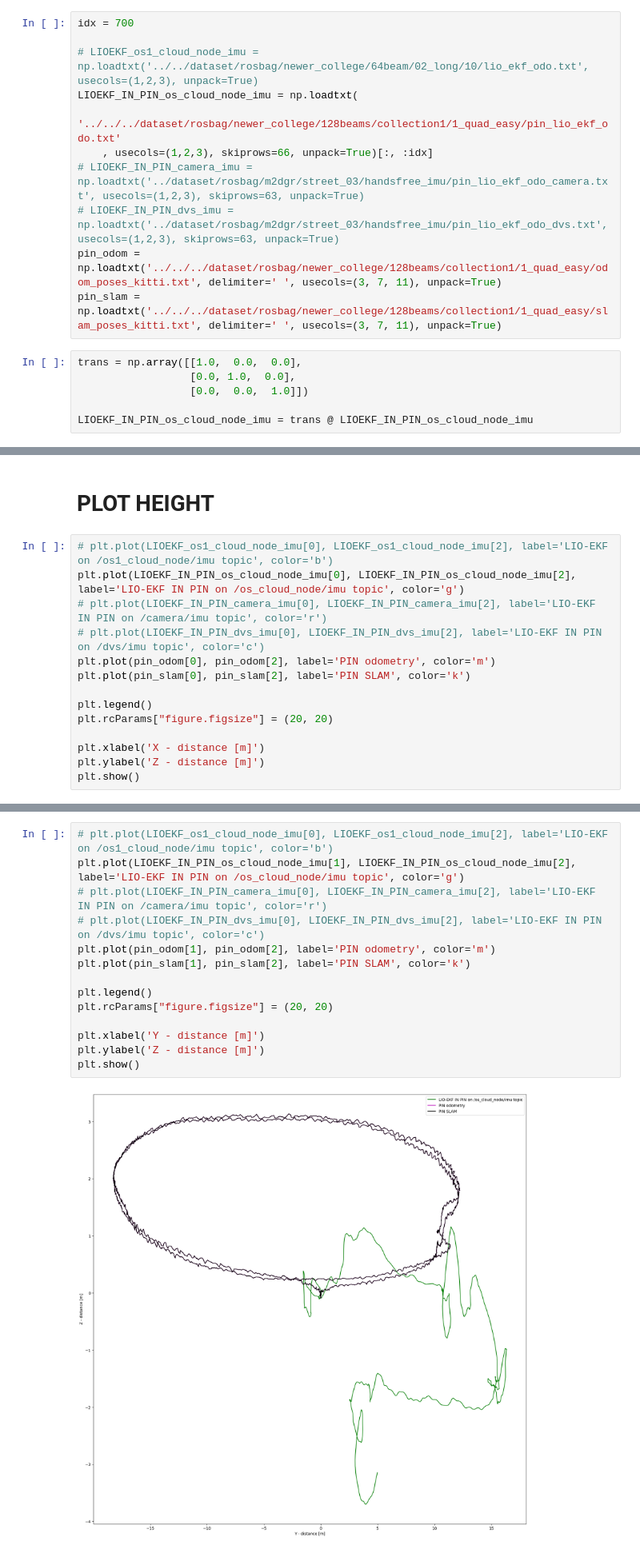
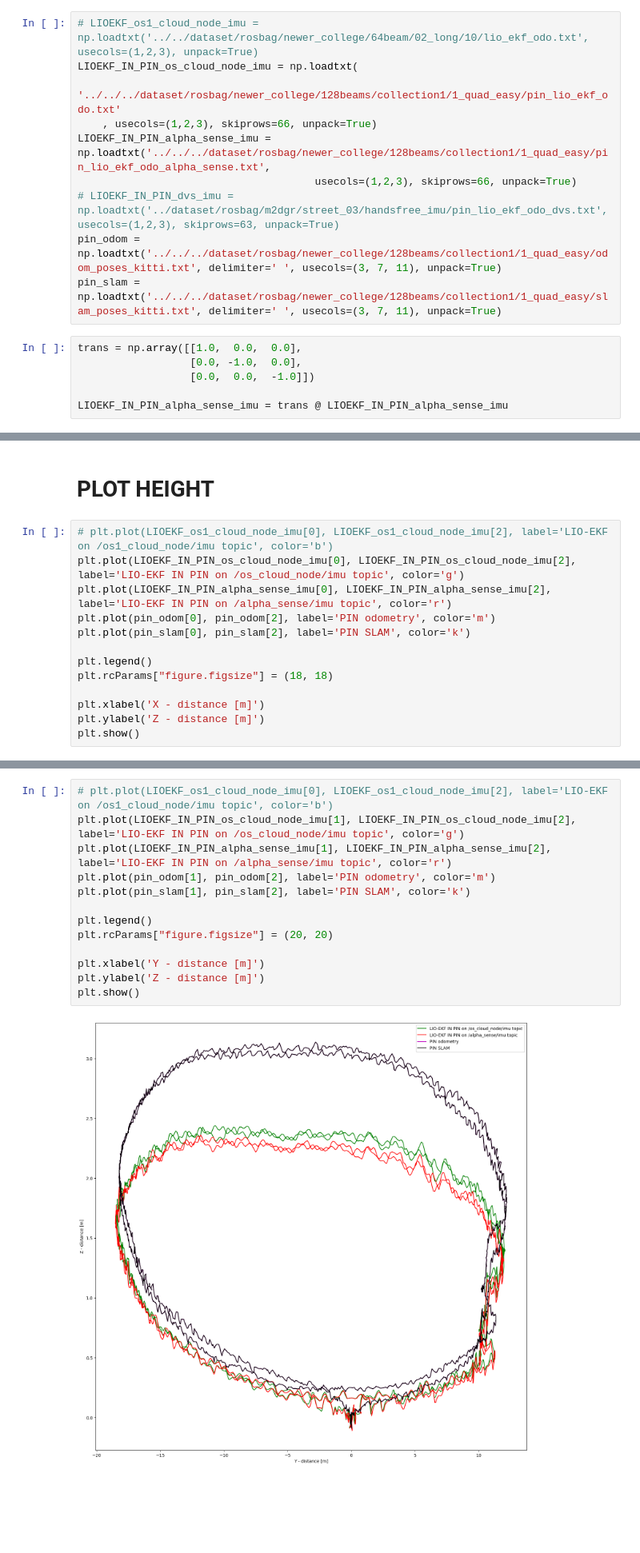
Before and after one commit to ohmohmpr/PINI, a Jupyter notebook: ohm/plot_path/newer_college_128beams/collection1/1_quad_easy.ipynb, the cells around one changed output, grey strips where cells are left out. Shown at 80% size. Cells and saved outputs as stored; diff of their text form; blank space fills up the shorter version.

```diff
--- a/ohm/plot_path/newer_college_128beams/collection1/1_quad_easy.ipynb
+++ b/ohm/plot_path/newer_college_128beams/collection1/1_quad_easy.ipynb
@@ -2,22 +2,21 @@
 import matplotlib.pyplot as plt
 import numpy as np
 # %%
-idx = 700
-
 # LIOEKF_os1_cloud_node_imu = np.loadtxt('../../dataset/rosbag/newer_college/64beam/02_long/10/lio_ekf_odo.txt', usecols=(1,2,3), unpack=True)
 LIOEKF_IN_PIN_os_cloud_node_imu = np.loadtxt(
     '../../../dataset/rosbag/newer_college/128beams/collection1/1_quad_easy/pin_lio_ekf_odo.txt'
-    , usecols=(1,2,3), skiprows=66, unpack=True)[:, :idx]
-# LIOEKF_IN_PIN_camera_imu = np.loadtxt('../dataset/rosbag/m2dgr/street_03/handsfree_imu/pin_lio_ekf_odo_camera.txt', usecols=(1,2,3), skiprows=63, unpack=True)
+    , usecols=(1,2,3), skiprows=66, unpack=True)
+LIOEKF_IN_PIN_alpha_sense_imu = np.loadtxt('../../../dataset/rosbag/newer_college/128beams/collection1/1_quad_easy/pin_lio_ekf_odo_alpha_sense.txt',
+                                      usecols=(1,2,3), skiprows=66, unpack=True)
 # LIOEKF_IN_PIN_dvs_imu = np.loadtxt('../dataset/rosbag/m2dgr/street_03/handsfree_imu/pin_lio_ekf_odo_dvs.txt', usecols=(1,2,3), skiprows=63, unpack=True)
 pin_odom = np.loadtxt('../../../dataset/rosbag/newer_college/128beams/collection1/1_quad_easy/odom_poses_kitti.txt', delimiter=' ', usecols=(3, 7, 11), unpack=True)
 pin_slam = np.loadtxt('../../../dataset/rosbag/newer_college/128beams/collection1/1_quad_easy/slam_poses_kitti.txt', delimiter=' ', usecols=(3, 7, 11), unpack=True)
 # %%
 trans = np.array([[1.0,  0.0,  0.0],
-                  [0.0, 1.0,  0.0],
-                  [0.0,  0.0,  1.0]])
+                  [0.0, -1.0,  0.0],
+                  [0.0,  0.0,  -1.0]])
 
-LIOEKF_IN_PIN_os_cloud_node_imu = trans @ LIOEKF_IN_PIN_os_cloud_node_imu
+LIOEKF_IN_PIN_alpha_sense_imu = trans @ LIOEKF_IN_PIN_alpha_sense_imu
 # %%
 figure, axis = plt.subplots(3, 2, sharex=True, sharey=True, figsize=(12, 12))
 
@@ -130,13 +56,12 @@ plt.show()
 # %%
 # plt.plot(LIOEKF_os1_cloud_node_imu[0], LIOEKF_os1_cloud_node_imu[2], label='LIO-EKF on /os1_cloud_node/imu topic', color='b')
 plt.plot(LIOEKF_IN_PIN_os_cloud_node_imu[0], LIOEKF_IN_PIN_os_cloud_node_imu[2], label='LIO-EKF IN PIN on /os_cloud_node/imu topic', color='g')
-# plt.plot(LIOEKF_IN_PIN_camera_imu[0], LIOEKF_IN_PIN_camera_imu[2], label='LIO-EKF IN PIN on /camera/imu topic', color='r')
-# plt.plot(LIOEKF_IN_PIN_dvs_imu[0], LIOEKF_IN_PIN_dvs_imu[2], label='LIO-EKF IN PIN on /dvs/imu topic', color='c')
+plt.plot(LIOEKF_IN_PIN_alpha_sense_imu[0], LIOEKF_IN_PIN_alpha_sense_imu[2], label='LIO-EKF IN PIN on /alpha_sense/imu topic', color='r')
 plt.plot(pin_odom[0], pin_odom[2], label='PIN odometry', color='m')
 plt.plot(pin_slam[0], pin_slam[2], label='PIN SLAM', color='k')
 
 plt.legend()
-plt.rcParams["figure.figsize"] = (20, 20)
+plt.rcParams["figure.figsize"] = (18, 18)
 
 plt.xlabel('X - distance [m]')
 plt.ylabel('Z - distance [m]')
@@ -146,16 +71,15 @@ plt.show()
 # %%
 # plt.plot(LIOEKF_os1_cloud_node_imu[0], LIOEKF_os1_cloud_node_imu[2], label='LIO-EKF on /os1_cloud_node/imu topic', color='b')
 plt.plot(LIOEKF_IN_PIN_os_cloud_node_imu[1], LIOEKF_IN_PIN_os_cloud_node_imu[2], label='LIO-EKF IN PIN on /os_cloud_node/imu topic', color='g')
-# plt.plot(LIOEKF_IN_PIN_camera_imu[0], LIOEKF_IN_PIN_camera_imu[2], label='LIO-EKF IN PIN on /camera/imu topic', color='r')
-# plt.plot(LIOEKF_IN_PIN_dvs_imu[0], LIOEKF_IN_PIN_dvs_imu[2], label='LIO-EKF IN PIN on /dvs/imu topic', color='c')
+plt.plot(LIOEKF_IN_PIN_alpha_sense_imu[1], LIOEKF_IN_PIN_alpha_sense_imu[2], label='LIO-EKF IN PIN on /alpha_sense/imu topic', color='r')
 plt.plot(pin_odom[1], pin_odom[2], label='PIN odometry', color='m')
 plt.plot(pin_slam[1], pin_slam[2], label='PIN SLAM', color='k')
 
 plt.legend()
 plt.rcParams["figure.figsize"] = (20, 20)
 
 plt.xlabel('Y - distance [m]')
 plt.ylabel('Z - distance [m]')
 plt.show()
 # %% [output]
-[figure, old version]
+[figure, new version]
```
Also changed, not shown: parts of 8 cells of this notebook, 14 other files.
